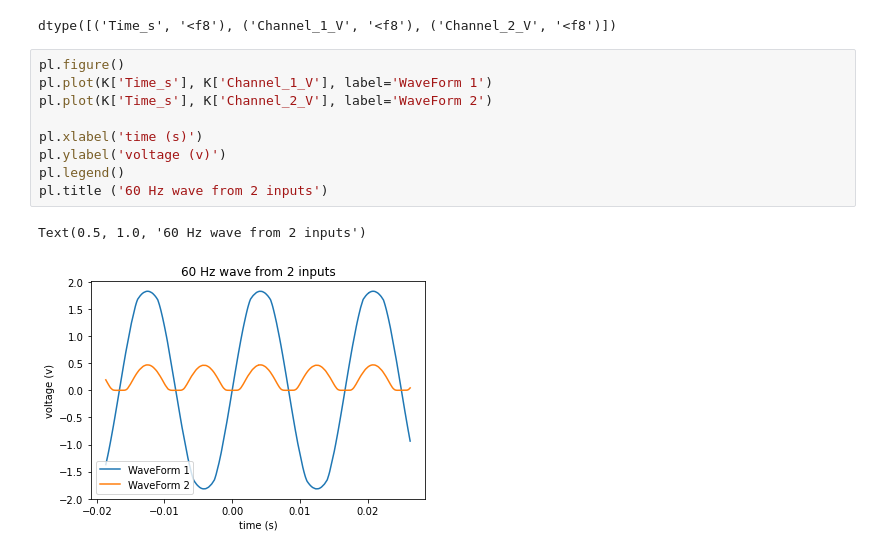
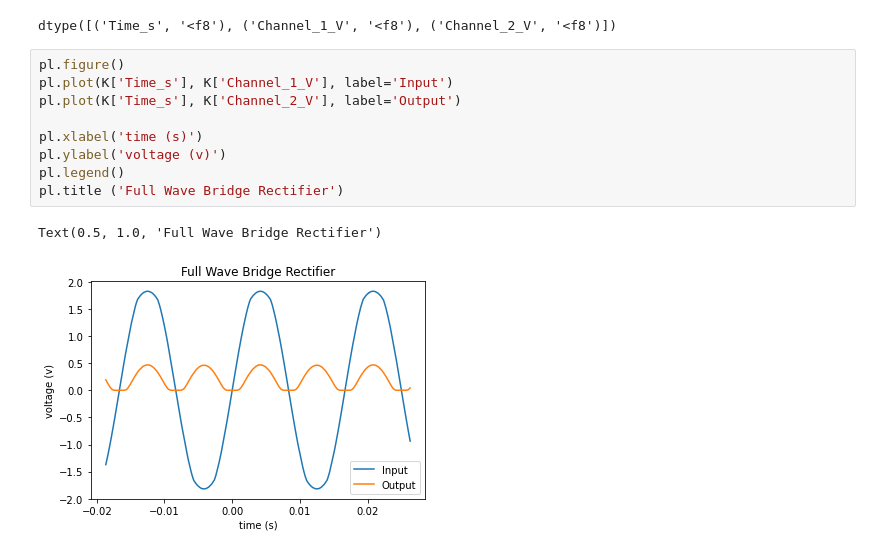
Before and after one commit to dannyjacobs/ses330, a Jupyter notebook: 2020_assignments/jhuffer1_diode/Lab 3 Diode (jhuffer).ipynb, the cells around one changed output. Cells and saved outputs as stored; diff of their text form.

```diff
--- a/2020_assignments/jhuffer1_diode/Lab 3 Diode (jhuffer).ipynb
+++ b/2020_assignments/jhuffer1_diode/Lab 3 Diode (jhuffer).ipynb
@@ -256,13 +256,13 @@ K.dtype
 dtype([('Time_s', '<f8'), ('Channel_1_V', '<f8'), ('Channel_2_V', '<f8')])
 # %%
 pl.figure()
-pl.plot(K['Time_s'], K['Channel_1_V'], label='WaveForm 1')
-pl.plot(K['Time_s'], K['Channel_2_V'], label='WaveForm 2')
+pl.plot(K['Time_s'], K['Channel_1_V'], label='Input')
+pl.plot(K['Time_s'], K['Channel_2_V'], label='Output')
 
 pl.xlabel('time (s)')
 pl.ylabel('voltage (v)')
 pl.legend()
-pl.title ('60 Hz wave from 2 inputs')
+pl.title ('Full Wave Bridge Rectifier')
 # %% [output]
-Text(0.5, 1.0, '60 Hz wave from 2 inputs')
+Text(0.5, 1.0, 'Full Wave Bridge Rectifier')
-[figure, old version]
+[figure, new version]
```
Also changed, not shown: 5 other files.
